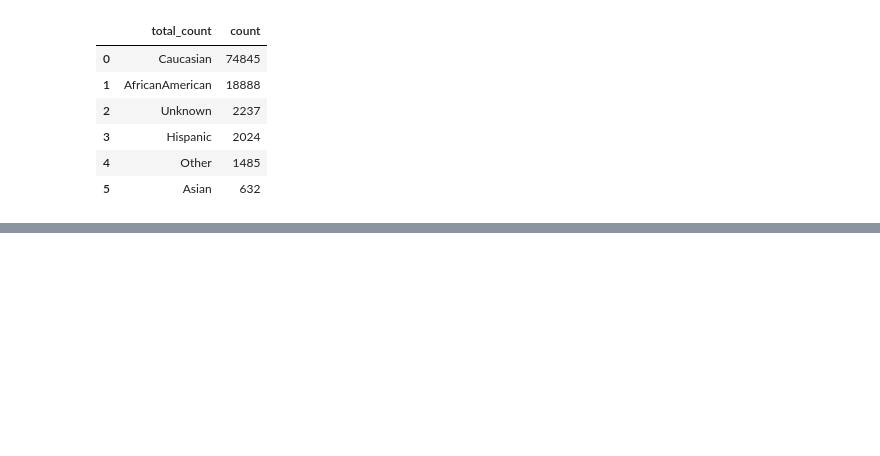
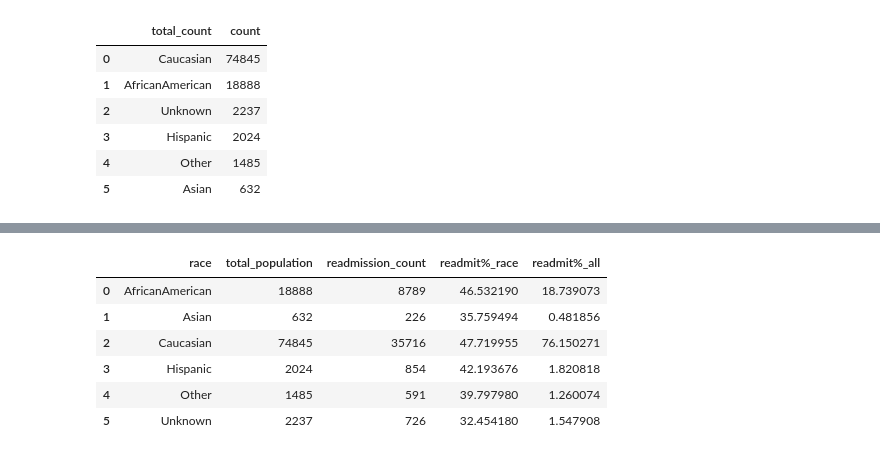
Before and after one commit to ctippett/DATA6550_Bias, a Jupyter notebook: Analysis/TippettC_Bias1.ipynb, the cells around one changed output, grey strips where cells are left out. Cells and saved outputs as stored; diff of their text form; code cells hidden in the pictures; blank space fills up the shorter version.

```diff
--- a/Analysis/TippettC_Bias1.ipynb
+++ b/Analysis/TippettC_Bias1.ipynb
@@ -275,0 +231,16 @@ print(merged_df.head())
+# %%
+#readmits by race
+
+#rename count to total pop so it's not confusing
+race_counts = race_counts.rename(columns={'count': 'total_population'})
+
+#mergge tables
+readmits_by_race = readmits_by_race.merge(race_counts[['race', 'total_population']], on='race', how='left')
+
+#readmit %
+readmits_by_race['readmission_percentage'] = (
+    readmits_by_race['readmission_count'] / readmits_by_race['total_population']
+) * 100
+
+# Verify the structure
+print(readmits_by_race.head())
@@ -275,0 +261,14 @@ print(merged_df.head())
+# %%
+# Perform the merge while ensuring only necessary columns are kept
+readmits_by_race = readmits_by_race.merge(
+    race_counts[['race', 'total_population']],
+    on='race',
+    how='left',
+    suffixes=('', '_drop')  # Add a suffix to redundant columns
+)
+
+# Drop any duplicate columns that were merged in
+readmits_by_race = readmits_by_race[[col for col in readmits_by_race.columns if not col.endswith('_drop')]]
+
+# Ensure final structure
+print(readmits_by_race.head())
@@ -275,0 +289,9 @@ print(merged_df.head())
+# %%
+#clean up redun cols and reorder cols so they make more sense
+readmits_by_race = readmits_by_race.drop(columns=['count_x', 'count_y', 'count', 'total_population_x', 'total_population_y'], errors='ignore')
+#move total_population right after race
+readmits_by_race = readmits_by_race[['race', 'total_population', 'readmission_count', 'readmission_percentage']]
+#rename readisssion percentage to readmit%_race
+readmits_by_race = readmits_by_race.rename(columns={'readmission_percentage': 'readmit%_race'})
+
+readmits_by_race
@@ -275,0 +306,14 @@ print(merged_df.head())
+# %%
+#all readmits (not just by race)
+total_readmissions = readmits_by_race['readmission_count'].sum()
+#%
+readmits_by_race['readmit%_all'] = (readmits_by_race['readmission_count'] / total_readmissions) * 100
+readmits_by_race
+# %% [output]
+|  | race | total_population | readmission_count | readmit%_race | readmit%_all |
+| 0 | AfricanAmerican | 18888 | 8789 | 46.532190 | 18.739073 |
+| 1 | Asian | 632 | 226 | 35.759494 | 0.481856 |
+| 2 | Caucasian | 74845 | 35716 | 47.719955 | 76.150271 |
+| 3 | Hispanic | 2024 | 854 | 42.193676 | 1.820818 |
+| 4 | Other | 1485 | 591 | 39.797980 | 1.260074 |
+| 5 | Unknown | 2237 | 726 | 32.454180 | 1.547908 |
```
Also changed, not shown: parts of 19 cells of this notebook.
